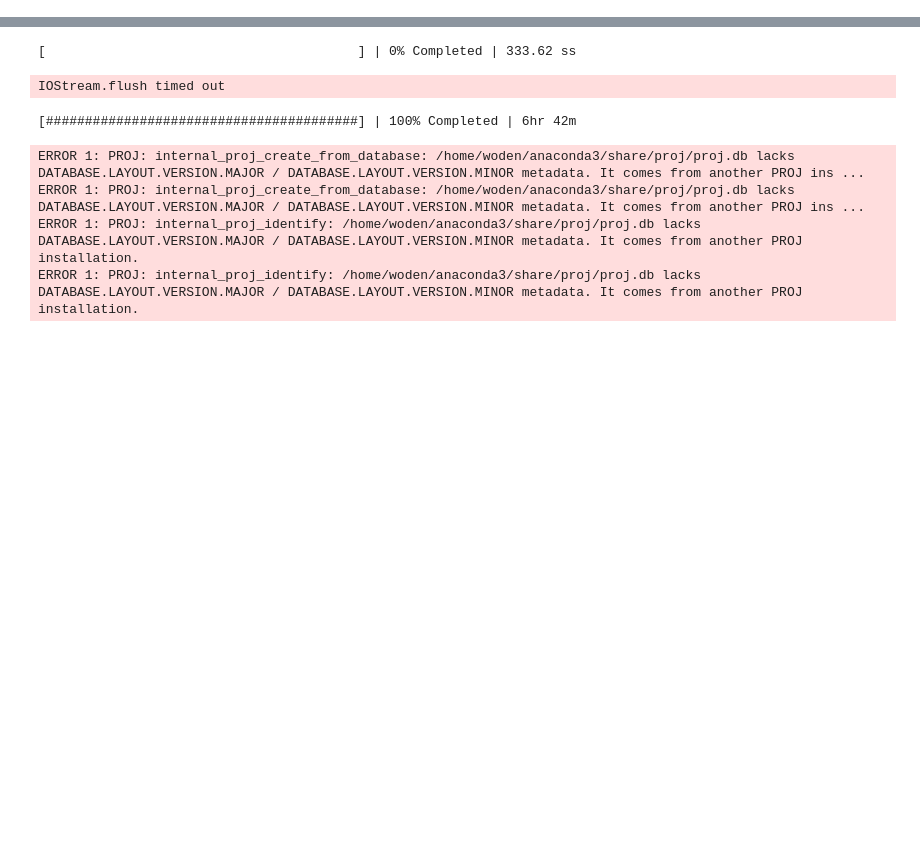
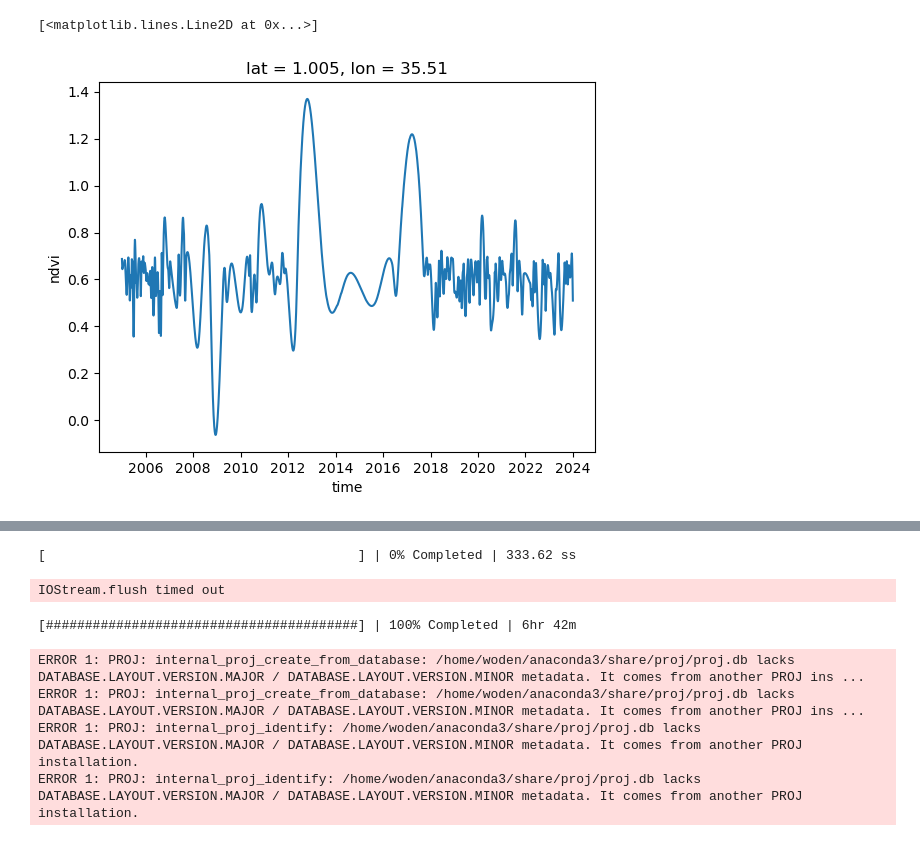
Before and after one commit to Riccardo7-DS/Indices_analysis, a Jupyter notebook: notebooks/test_ndvi.ipynb, the cells around one changed output, grey strips where cells are left out. Saved outputs shown, nothing was run; the diff lists cells and outputs as text; code cells hidden in the pictures; blank space fills up the shorter version.

```diff
--- a/notebooks/test_ndvi.ipynb
+++ b/notebooks/test_ndvi.ipynb
@@ -107,3 +243,8 @@ lat_lon_combinations.ndvi.isel(time=0).plot()
+# %%
+ds_clean.ndvi.sel(lat=1, lon =35.5, method="nearest").plot()
+# %% [output]
+[<matplotlib.lines.Line2D at 0x...>]
+[figure, added]
 # %%
 from modape.whittaker import ws2doptv, ws2d, ws2doptvp
 from array import array
```
Also changed, not shown: parts of 21 cells of this notebook, 3 other files.
